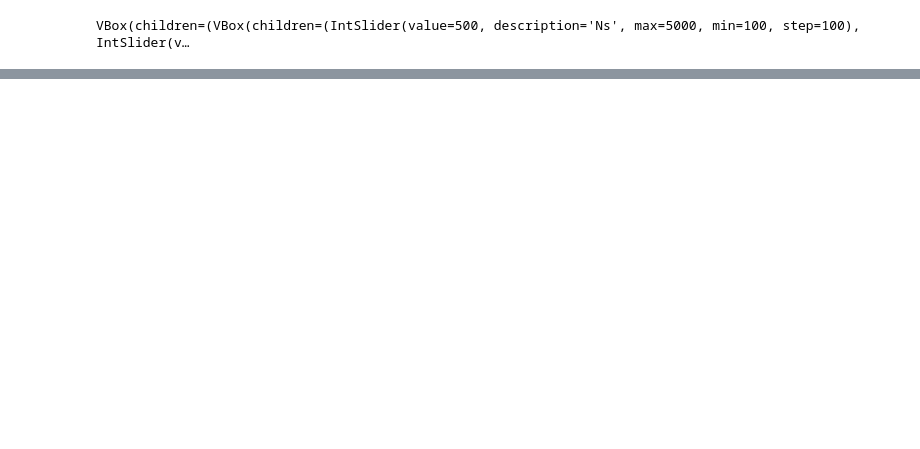
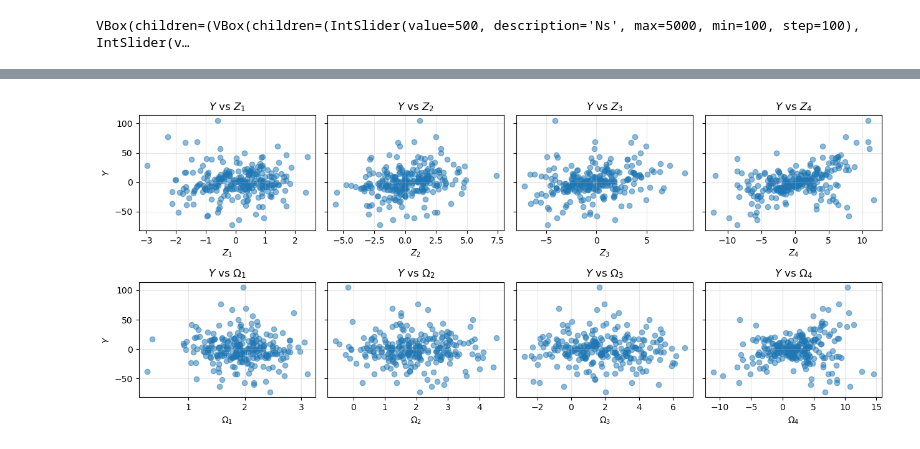
Before and after one commit to lrhgit/uqsa2025, a Jupyter notebook: sensitivity_concepts.ipynb, the cells around one changed output, grey strips where cells are left out. Cells and saved outputs as stored; diff of their text form; code cells hidden in the pictures; blank space fills up the shorter version.

```diff
--- a/sensitivity_concepts.ipynb
+++ b/sensitivity_concepts.ipynb
@@ -390,0 +459,24 @@ Thus, for additive linear models, the first-order Sobol indices are identical to
+# %%
+# Scatterplots for interaction model
+
+fig, axs = plt.subplots(2, Nrv, figsize=(3.2 * Nrv, 5.5), sharey=True)
+
+for i in range(Nrv):
+    axs[0, i].scatter(Z[:, i], Y, alpha=0.5)
+    axs[0, i].set_xlabel(f"$Z_{i+1}$")
+    axs[0, i].set_title(f"$Y$ vs $Z_{i+1}$")
+
+    axs[1, i].scatter(Omega[:, i], Y, alpha=0.5)
+    axs[1, i].set_xlabel(f"$\\Omega_{i+1}$")
+    axs[1, i].set_title(f"$Y$ vs $\\Omega_{i+1}$")
+
+axs[0, 0].set_ylabel("$Y$")
+axs[1, 0].set_ylabel("$Y$")
+
+for ax in axs.ravel():
+    ax.grid(True, alpha=0.3)
+
+fig.tight_layout()
+plt.show()
+# %% [output]
+[figure, added]
```
Also changed, not shown: parts of 16 cells of this notebook.
